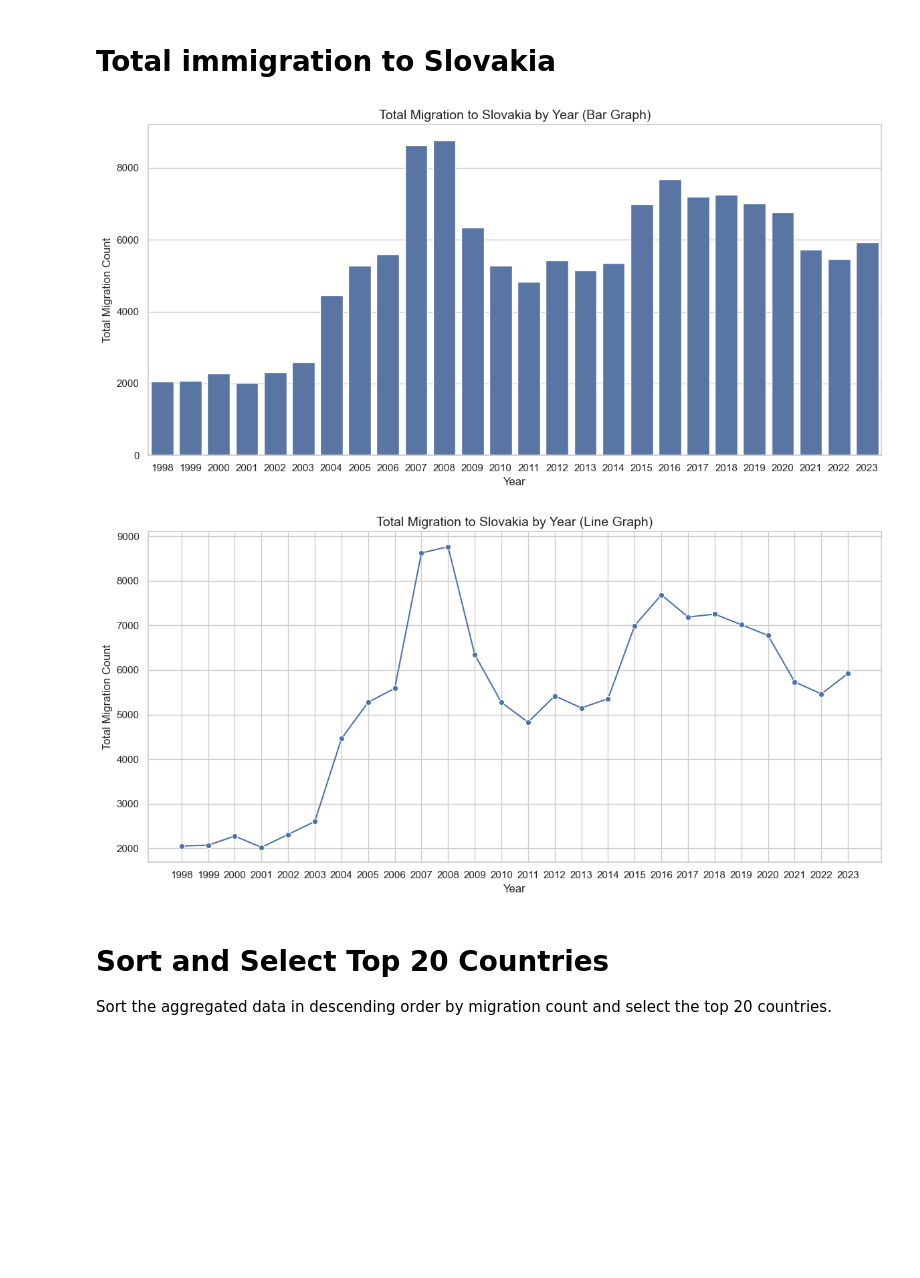
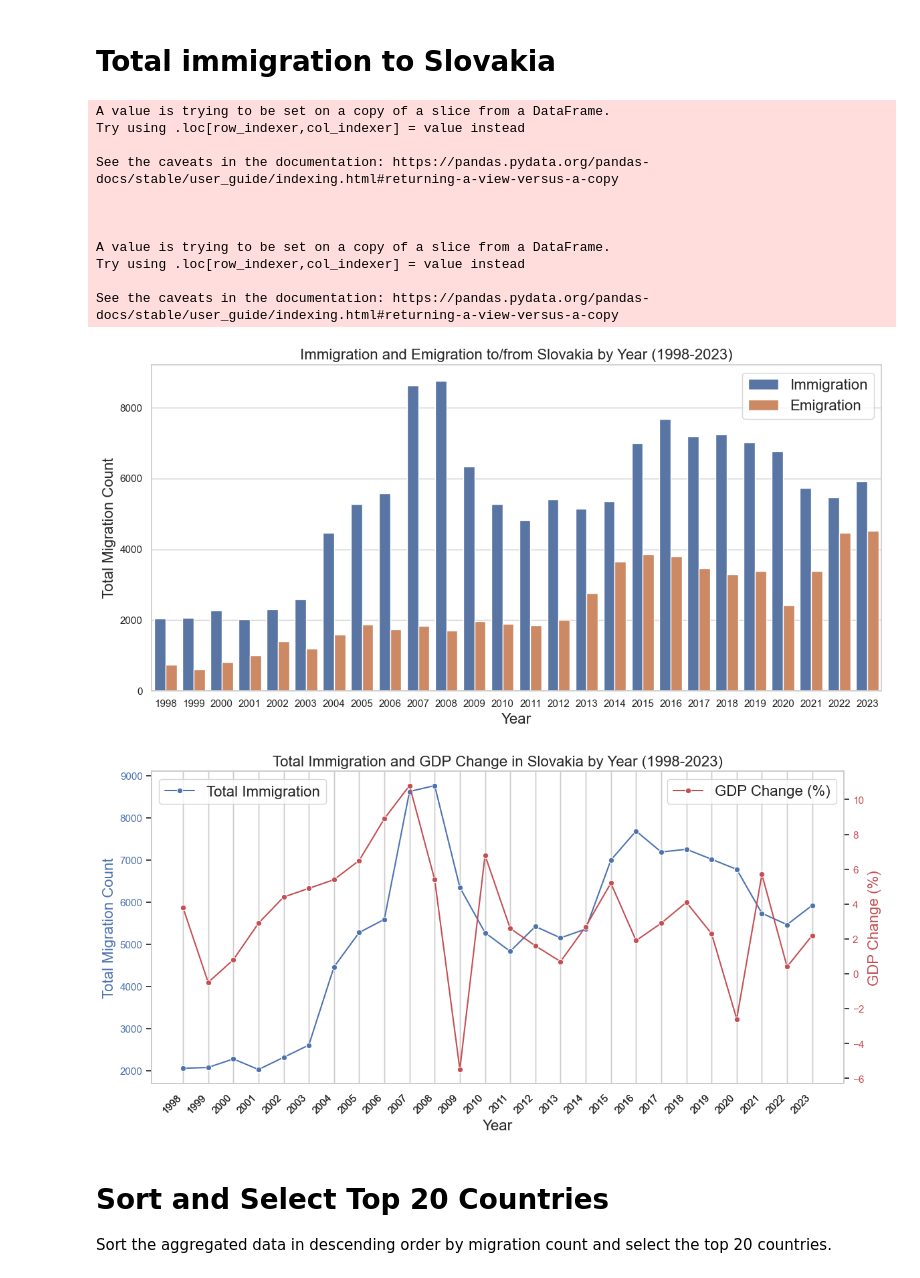
Before and after one commit to jatofi-official/migration-eu-analysis, a Jupyter notebook: Notebooks/Slovakia/slovakia_immigration.ipynb, the cells around one changed output. Drawn from its saved outputs; the diff is of its cells as text; code cells hidden in the pictures; blank space fills up the shorter version.

```diff
--- a/Notebooks/Slovakia/slovakia_immigration.ipynb
+++ b/Notebooks/Slovakia/slovakia_immigration.ipynb
@@ -48,48 +48,90 @@ Data columns (total 10 columns):
 # %% [markdown]
 # Total immigration to Slovakia
 # %%
-# Filter the dataset for Total sex, TOTAL age, and Total citizen_country
-total_data = df[(df['sex'] == 'Total') & (df['age'] == 'TOTAL') & (df['citizen_country'] == 'Total')]
+total_immigration = df[(df['sex'] == 'Total') & (df['age'] == 'TOTAL') & (df['citizen_country'] == 'Total')]
+total_immigration['Type'] = 'Immigration'
 
-# Group by year and sum the migration counts
-yearly_total_migration = total_data.groupby('year')['count'].sum().reset_index()
+file_path = '../../Data/slovakia/slovak_emigration_international.csv'
+emmi_df = pd.read_csv(file_path)
+total_emigration = emmi_df[(emmi_df['sex'] == 'Total') & (emmi_df['age'] == 'TOTAL') & (emmi_df['target_country'] == 'Total')]
+total_emigration['Type'] = 'Emigration'
+
+yearly_total_immigration = total_immigration.groupby(['year', 'Type'])['count'].sum().reset_index()
+yearly_total_emigration = total_emigration.groupby(['year', 'Type'])['count'].sum().reset_index()
+yearly_total_migration = pd.concat([yearly_total_immigration, yearly_total_emigration], ignore_index=True)
 
 # Horizontal Bar Graph (Corrected to Vertical Bar Graph)
 figure = plt.figure(figsize=(12, 6))
 sns.barplot(
     data=yearly_total_migration,
     x='year',
     y='count',
+    hue='Type'
 )
-plt.xlabel('Year', fontsize=12)
-plt.ylabel('Total Migration Count', fontsize=12)
-plt.title('Total Migration to Slovakia by Year (Bar Graph)', fontsize=14)
+plt.xlabel('Year', fontsize=16)
+plt.ylabel('Total Migration Count', fontsize=16)
+plt.title('Immigration and Emigration to/from Slovakia by Year (1998-2023)', fontsize=16)
+plt.legend(title='', fontsize=16)
 plt.tight_layout()
 plt.show()
 
 figure.savefig(f"../../Images/Slovakia/Migration/immigration/total_immigration_to_sk_bar.png", bbox_inches='tight')
 
 # Line Graph
-figure = plt.figure(figsize=(12, 6))
+file_path = '../../Data/economy/slovakia_GDP_change.csv'
+slovakia_GDP = pd.read_csv(file_path)
+slovakia_GDP = slovakia_GDP[slovakia_GDP['TIME_PERIOD'] != 2024]
+
+figure, ax1 = plt.subplots(figsize=(12, 6))
 sns.lineplot(
-    data=yearly_total_migration,
+    data=yearly_total_immigration,
     x='year',
     y='count',
     marker='o',
-    color='b'
+    color='b',
+    label='Total Immigration'
 )
-plt.xlabel('Year', fontsize=12)
-plt.ylabel('Total Migration Count', fontsize=12)
-plt.title('Total Migration to Slovakia by Year (Line Graph)', fontsize=14)
+ax1.set_xlabel('Year', fontsize=16)
+ax1.set_ylabel('Total Migration Count', fontsize=16, color='b')
+ax1.tick_params(axis='y', labelcolor='b')
+
+ax2 = ax1.twinx()
+sns.lineplot(
+    data=slovakia_GDP,
+    x='TIME_PERIOD',
+    y='OBS_VALUE',
+    marker='o',
+    color='r',
+    label='GDP Change (%)'
+)
+ax2.set_ylabel('GDP Change (%)', fontsize=16, color='r')
+ax2.tick_params(axis='y', labelcolor='r',)
+
+ax1.legend(loc='upper left', fontsize=16)
+ax2.legend(loc='upper right', fontsize=16)
+ax1.grid(axis='y')
+ax2.grid(axis='y')
+plt.title('Total Immigration and GDP Change in Slovakia by Year (1998-2023)', fontsize=16)
 plt.xticks(ticks=yearly_total_migration['year'])
-plt.grid(True)
-plt.tight_layout()
+ax1.set_xticklabels(yearly_total_migration['year'], rotation=45, ha='right')
+figure.tight_layout()
 plt.show()
 
 figure.savefig(f"../../Images/Slovakia/Migration/immigration/total_immigration_to_sk_line.png", bbox_inches='tight')
 # %% [output]
+A value is trying to be set on a copy of a slice from a DataFrame.
+Try using .loc[row_indexer,col_indexer] = value instead
+
+See the caveats in the documentation: https://pandas.pydata.org/pandas-docs/stable/user_guide/indexing.html#returning-a-view-versus-a-copy
+
+
+
+A value is trying to be set on a copy of a slice from a DataFrame.
+Try using .loc[row_indexer,col_indexer] = value instead
+
+See the caveats in the documentation: https://pandas.pydata.org/pandas-docs/stable/user_guide/indexing.html#returning-a-view-versus-a-copy
-[figure, old version]
+[figure, new version]
-[figure, old version]
+[figure, new version]
 # %% [markdown]
 # Sort and Select Top 20 Countries
 Sort the aggregated data in descending order by migration count and select the top 20 countries.
```
Also changed, not shown: parts of 5 cells of this notebook, 1 other file.
